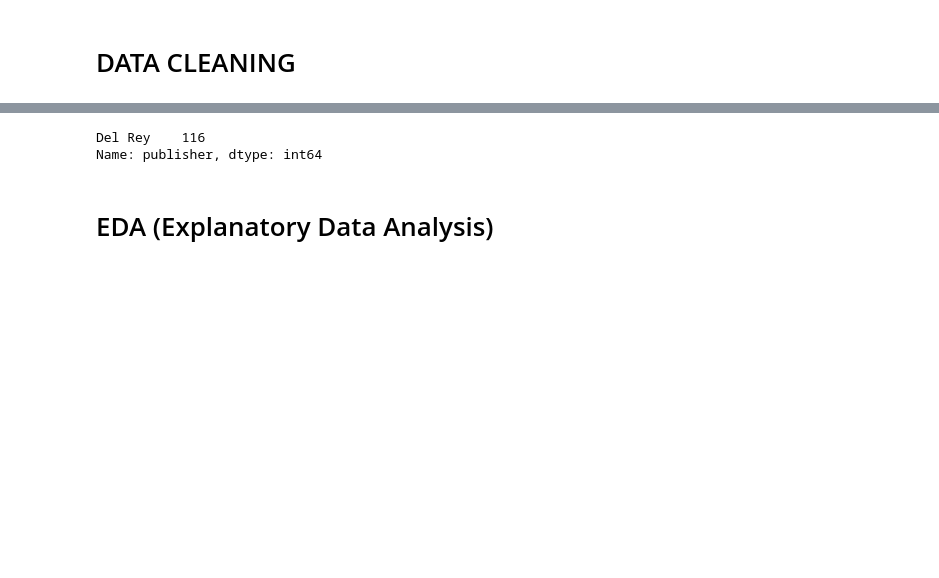
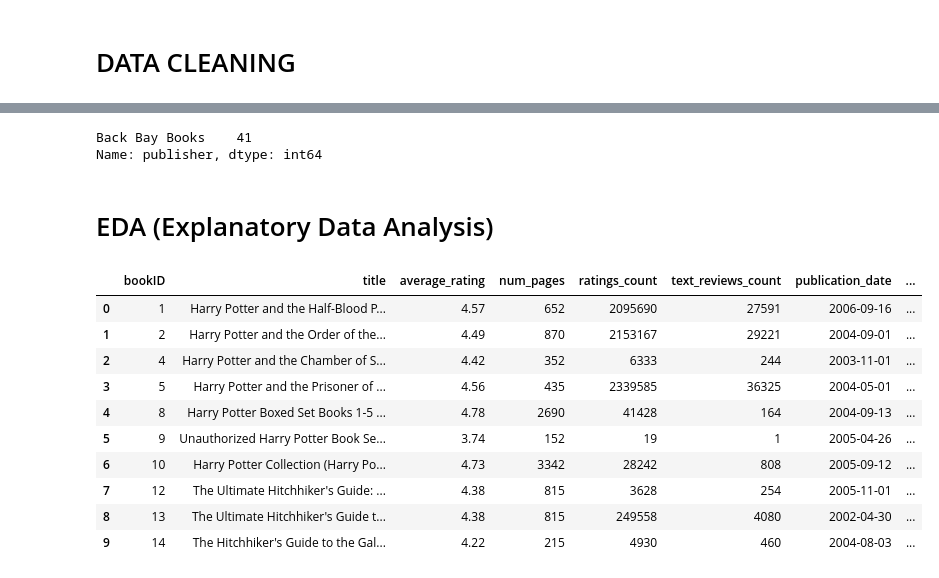
Before and after one commit to berkayersoy/Project6_Books, a Jupyter notebook: books_project.ipynb, the cells around one changed output, grey strips where cells are left out. Saved outputs shown, nothing was run; the diff lists cells and outputs as text; code cells hidden in the pictures; blank space fills up the shorter version.

```diff
--- a/books_project.ipynb
+++ b/books_project.ipynb
@@ -284,16 +489,29 @@ df_pub.loc[df_pub["publisher"].str.contains("Del Rey"), "publisher"] = "Del Rey"
 # %%
 # Filtering by string and checking publisher names.
-filtered_df = df_pub[df_pub['publisher'].str.contains("Del Rey")]
+filtered_df = df_pub[df_pub['publisher'].str.contains("Back Bay")]
 filtered_df
 filtered_df["publisher"].value_counts()
 # %% [output]
-Del Rey    116
+Back Bay Books    41
 Name: publisher, dtype: int64
 # %% [markdown]
 # EDA (Explanatory Data Analysis)
 # %%
 # df to do EDA.
-df_cleaned.head(100)
+df = df_pub
+df.head(10)
+# %% [output]
+|  | bookID | title | average_rating | num_pages | ratings_count | text_reviews_count | publication_date | ... |
+| 0 | 1 | Harry Potter and the Half-Blood P... | 4.57 | 652 | 2095690 | 27591 | 2006-09-16 | ... |
+| 1 | 2 | Harry Potter and the Order of the... | 4.49 | 870 | 2153167 | 29221 | 2004-09-01 | ... |
+| 2 | 4 | Harry Potter and the Chamber of S... | 4.42 | 352 | 6333 | 244 | 2003-11-01 | ... |
+| 3 | 5 | Harry Potter and the Prisoner of ... | 4.56 | 435 | 2339585 | 36325 | 2004-05-01 | ... |
+| 4 | 8 | Harry Potter Boxed Set Books 1-5 ... | 4.78 | 2690 | 41428 | 164 | 2004-09-13 | ... |
+| 5 | 9 | Unauthorized Harry Potter Book Se... | 3.74 | 152 | 19 | 1 | 2005-04-26 | ... |
+| 6 | 10 | Harry Potter Collection (Harry Po... | 4.73 | 3342 | 28242 | 808 | 2005-09-12 | ... |
+| 7 | 12 | The Ultimate Hitchhiker's Guide: ... | 4.38 | 815 | 3628 | 254 | 2005-11-01 | ... |
+| 8 | 13 | The Ultimate Hitchhiker's Guide t... | 4.38 | 815 | 249558 | 4080 | 2002-04-30 | ... |
+| 9 | 14 | The Hitchhiker's Guide to the Gal... | 4.22 | 215 | 4930 | 460 | 2004-08-03 | ... |
 # %%
 # Getting only numerical columns for heatmap.
 df_numeric = df.select_dtypes(include=np.number)
```
Also changed, not shown: parts of 41 cells of this notebook, 4 other files.
